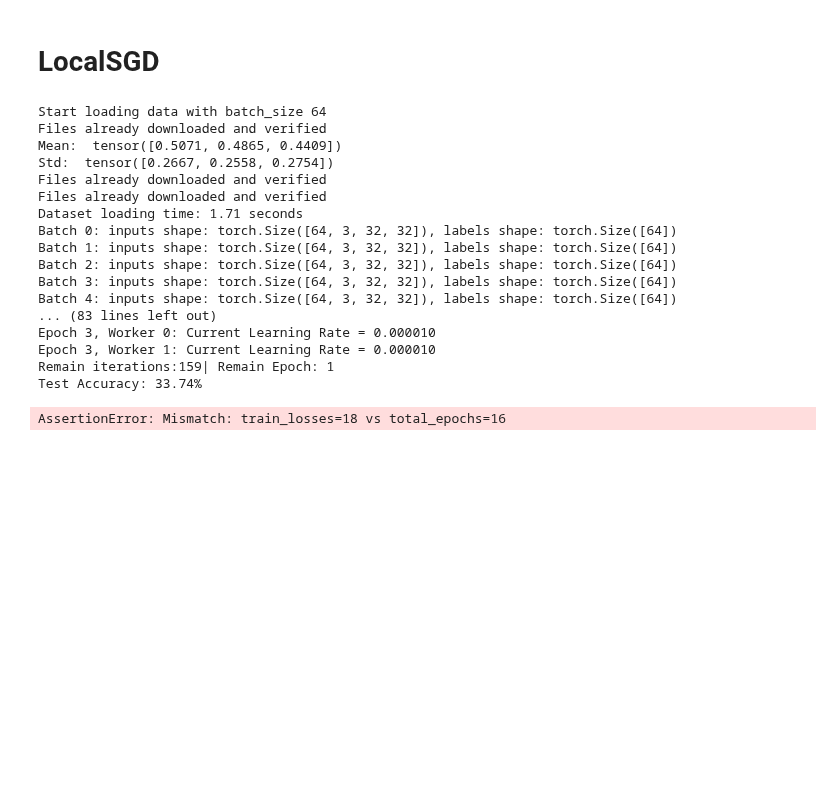
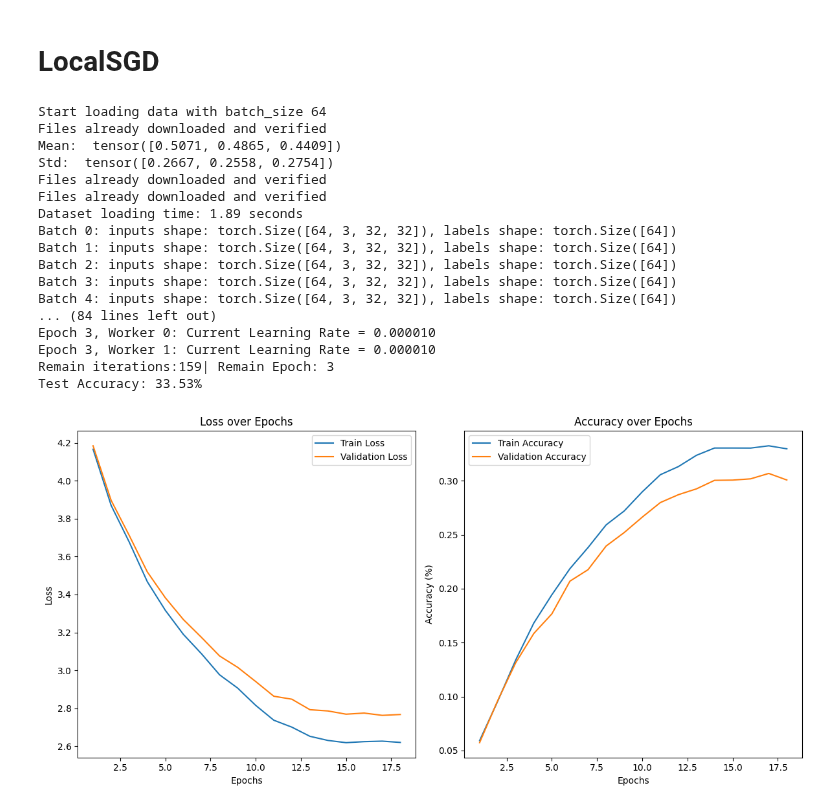
Before and after one commit to TheS1n233/Distributed-Learning-Project5, a Jupyter notebook: Adaptive_J_LocalSGD.ipynb, the cells around one changed output. Cells and saved outputs as stored; diff of their text form; code cells hidden in the pictures; blank space fills up the shorter version.

Commit message:
fixed plot

```diff
--- a/Adaptive_J_LocalSGD.ipynb
+++ b/Adaptive_J_LocalSGD.ipynb
@@ -323,7 +323,7 @@ def local_sgd_adaptive_steps(train_dataset, val_loader, test_loader, device, num
     local_steps = ini_local_steps
     worker_iters = [iter(workers[i]) for i in range(num_workers)]
 
-    for _ in range(2):
+    for loop_index in range(2):
 
       for epoch in range(1, num_epochs + 1):
           # Update synchronization steps dynamically based on local steps
@@ -420,7 +420,8 @@ def local_sgd_adaptive_steps(train_dataset, val_loader, test_loader, device, num
               current_lr = optimizer.param_groups[0]['lr']
               print(f"Epoch {epoch}, Worker {worker_id}: Current Learning Rate = {current_lr:.6f}")
       # Calculate how many iterations we still have, and keep training
-      remain_epochs = max(1, remain_iterations // (num_workers * ini_local_steps * INI_iterations_per_epoch))
+      if loop_index == 0:
+        remain_epochs = max(1, remain_iterations // (num_workers * ini_local_steps * INI_iterations_per_epoch))
       num_epochs = remain_epochs
       print(f"Remain iterations:{remain_iterations}| Remain Epoch: {num_epochs}")
       local_steps = ini_local_steps
@@ -525,35 +526,35 @@ if __name__ == "__main__":
         for ini_local_steps in local_steps_list:
             print(f"In the beginning running LocalSGD with {num_workers} workers and {ini_local_steps} initial local steps")
             train_losses, val_losses, train_accuracies, val_accuracies, test_acc, num_epochs = local_sgd_adaptive_steps(
                 train_dataset=train_dataset,
                 val_loader=val_loader,
                 test_loader=test_loader,
                 device=device,
                 num_workers=num_workers,
                 ini_local_steps=ini_local_steps,
                 num_epochs=num_epochs,
                 batch_size=batch_size,
                 hyperparams=hyperparams,
             )
 
 
             plot_results(train_losses, val_losses, train_accuracies, val_accuracies, NUM_EPOCHS, num_epochs)
 # %% [output]
 Start loading data with batch_size 64
 Files already downloaded and verified
 Mean:  tensor([0.5071, 0.4865, 0.4409])
 Std:  tensor([0.2667, 0.2558, 0.2754])
 Files already downloaded and verified
 Files already downloaded and verified
-Dataset loading time: 1.71 seconds
+Dataset loading time: 1.89 seconds
 Batch 0: inputs shape: torch.Size([64, 3, 32, 32]), labels shape: torch.Size([64])
 Batch 1: inputs shape: torch.Size([64, 3, 32, 32]), labels shape: torch.Size([64])
 Batch 2: inputs shape: torch.Size([64, 3, 32, 32]), labels shape: torch.Size([64])
 Batch 3: inputs shape: torch.Size([64, 3, 32, 32]), labels shape: torch.Size([64])
 Batch 4: inputs shape: torch.Size([64, 3, 32, 32]), labels shape: torch.Size([64])
-... (83 lines left out)
+... (84 lines left out)
 Epoch 3, Worker 0: Current Learning Rate = 0.000010
 Epoch 3, Worker 1: Current Learning Rate = 0.000010
-Remain iterations:159| Remain Epoch: 1
-Test Accuracy: 33.74%
+Remain iterations:159| Remain Epoch: 3
+Test Accuracy: 33.53%
-AssertionError: Mismatch: train_losses=18 vs total_epochs=16
+[figure, added]
```
